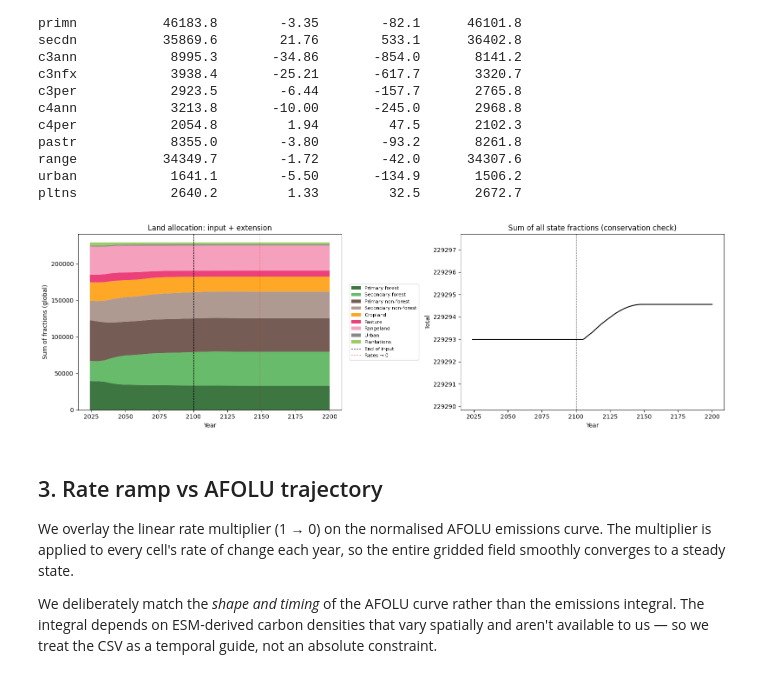
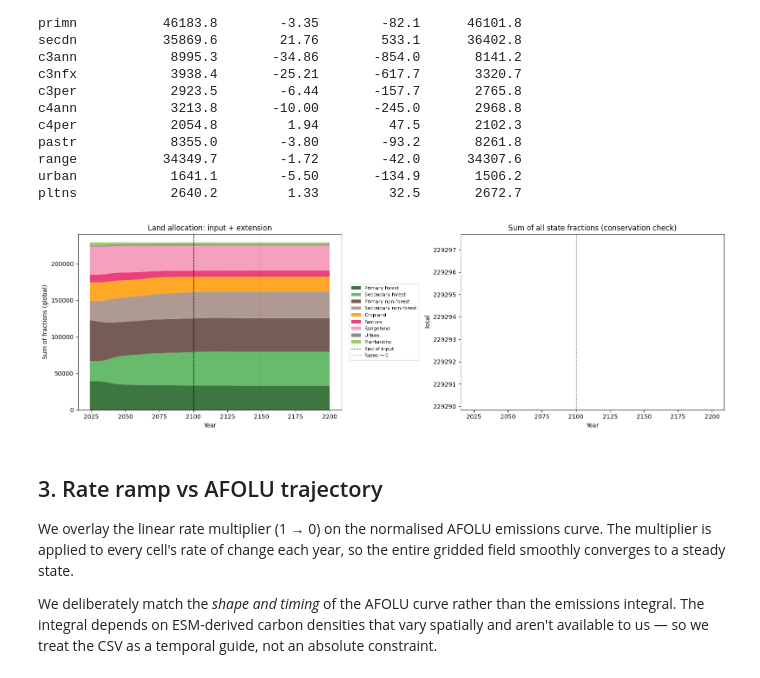
Before and after one commit to benmsanderson/extend-luh, a Jupyter notebook: notebooks/01_explore.ipynb, the cells around one changed output. Drawn from its saved outputs; the diff is of its cells as text; code cells hidden in the pictures.

```diff
--- a/notebooks/01_explore.ipynb
+++ b/notebooks/01_explore.ipynb
@@ -140,35 +140,35 @@ for label, varlist in groups.items():
         for t in range(len(ext_yrs_area))
     ])
     group_sums[label] = np.concatenate([hist_ts, ext_ts])
 
 fig, axes = plt.subplots(1, 2, figsize=(16, 5))
 
 # Left: stacked area spanning input + extension
 ax = axes[0]
 labels = list(groups.keys())
 data = np.array([group_sums[l] for l in labels])
 ax.stackplot(all_years, data, labels=labels, colors=colors, alpha=0.85)
 ax.axvline(cfg.YR_END_INPUT, color='k', ls='--', lw=0.8, label='End of input')
 ax.axvline(cfg.YR_AFOLU_ZERO, color='r', ls=':', lw=0.8, label='Rates → 0')
 ax.set_xlabel('Year'); ax.set_ylabel('Sum of fractions (global)')
 ax.set_title('Land allocation: input + extension')
 ax.legend(loc='center left', bbox_to_anchor=(1.02, 0.5), fontsize=8)
 
 # Right: total sum — conservation check across the join
 ax = axes[1]
 total = data.sum(axis=0)
-ax.plot(all_years, total, 'k-', lw=1.5)
+ax.plot(all_years, total/total[0], 'k-', lw=1.5)
 ax.axvline(cfg.YR_END_INPUT, color='k', ls='--', lw=0.8)
 ax.set_xlabel('Year'); ax.set_ylabel('Total')
 ax.set_title('Sum of all state fractions (conservation check)')
 ax.ticklabel_format(useOffset=False)
 ymin, ymax = total.min(), total.max()
 margin = max(ymax - ymin, 0.01) * 2
 ax.set_ylim(ymin - margin, ymax + margin)
 
 plt.tight_layout(); plt.show()
 # %% [output]
-[figure, old version]
+[figure, new version]
 # %% [markdown]
 ## 3. Rate ramp vs AFOLU trajectory
 
```
Also changed, not shown: 3 other files.
